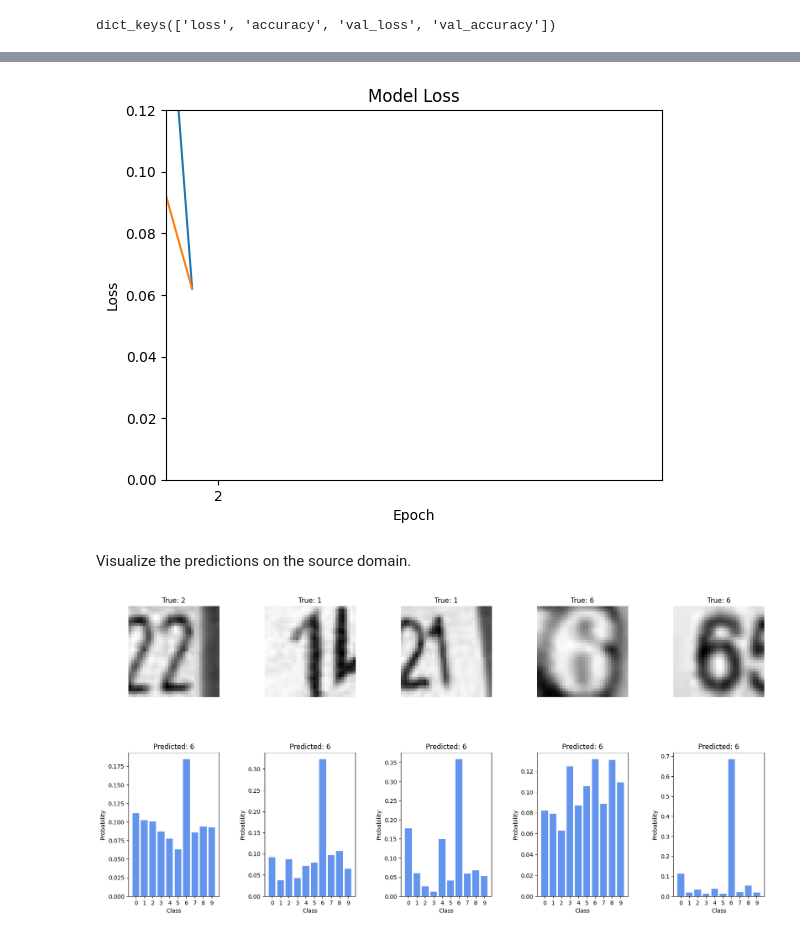
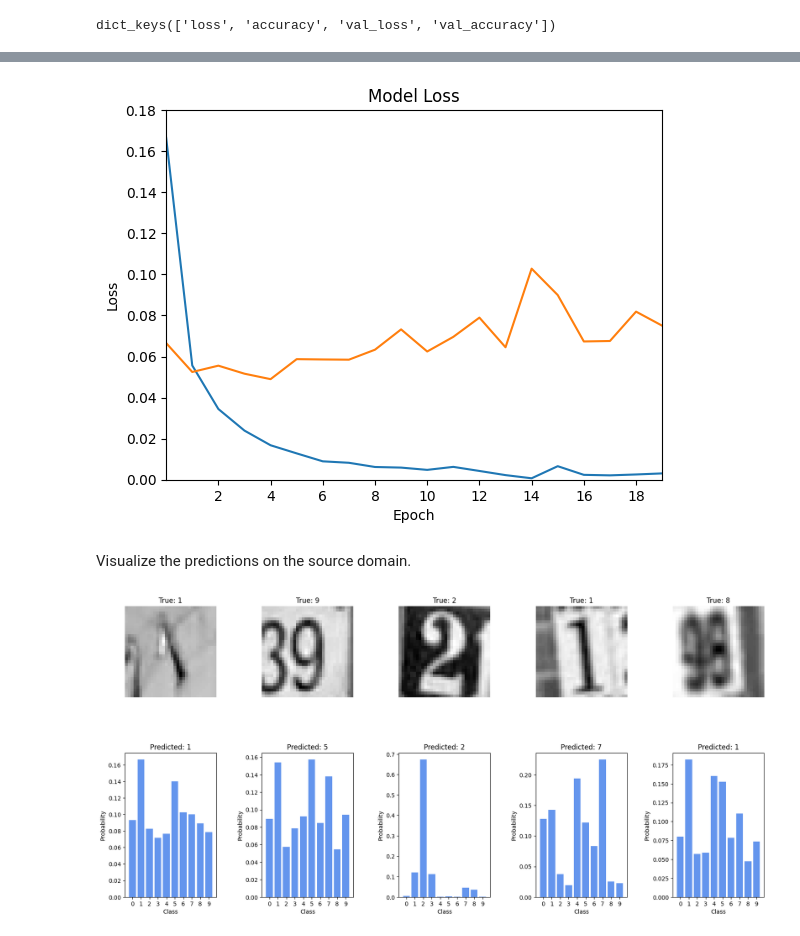
Before and after one commit to evanss2025/Exploring-Slime-Mold-Inspired-Strategies-for-Improved-Domain-Adaptation, a Jupyter notebook: Exploring_Slime_Mold_Inspired_Strategies_for_Improved_Domain_Adaptation_in_Visual_Recognition_with_Domain_Shift_Code.ipynb, the cells around one changed output, grey strips where cells are left out. Saved outputs shown, nothing was run; the diff lists cells and outputs as text; code cells hidden in the pictures.

```diff
--- a/Exploring_Slime_Mold_Inspired_Strategies_for_Improved_Domain_Adaptation_in_Visual_Recognition_with_Domain_Shift_Code.ipynb
+++ b/Exploring_Slime_Mold_Inspired_Strategies_for_Improved_Domain_Adaptation_in_Visual_Recognition_with_Domain_Shift_Code.ipynb
@@ -119,5 +129,5 @@ model.compile(optimizer='adam', loss='categorical_crossentropy', metrics=['accur
 # %% [markdown]
 Train on the source domain (MNIST)
 # %%
-history = model.fit(source_train_data, y_mnist_train, epochs=2, validation_data=(source_test_data, y_mnist_test), batch_size=32)
+history = model.fit(source_train_data, y_mnist_train, epochs=20, validation_data=(source_test_data, y_mnist_test), batch_size=32)
 # %% [output]
@@ -166,38 +191,38 @@ plt.xlabel('Epoch')
 plt.xticks(epochs[1::2])
 plt.xlim(1, len(epochs))
 plt.xlim(0, 19)
-plt.ylim(0, 0.12)
+plt.ylim(0, 0.18)
 plt.show()
 # %% [output]
-[figure, old version]
+[figure, new version]
 # %% [markdown]
 Visualize the predictions on the source domain.
 # %%
 %matplotlib inline
 
 
 # Function to display a grid of images with predictions
 def display_predictions(images, true_labels, predicted_labels, num_images=5):
     fig, axes = plt.subplots(2, num_images, figsize=(20, 10))
     plt.subplots_adjust(wspace=0.5)
 
     for i in range(num_images):
         axes[0, i].imshow(images[i].reshape(32, 32), cmap='gray')
         axes[0, i].set_title(f'True: {np.argmax(true_labels[i])}')
         axes[0, i].axis('off')
 
         bar_width = 0.8
         axes[1, i].bar(range(10), predicted_labels[i], color='cornflowerblue', width=bar_width)
         axes[1, i].set_title(f'Predicted: {np.argmax(predicted_labels[i])}')
         axes[1, i].set_xticks(range(10))
         axes[1, i].set_xticklabels(range(10))
         axes[1, i].set_xlabel('Class')
         axes[1, i].set_ylabel('Probability')
 
     plt.show()
 
 # Display predictions for the first 5 images in the target domain
 num_images_to_display = 5
-display_predictions(target_test_data[1060:1065], target_test_labels[1060:1065], target_predictions[1060:1065])
+display_predictions(target_test_data[0:5], target_test_labels[0:5], target_predictions[0:5])
 # %% [output]
-[figure, old version]
+[figure, new version]
```
Also changed, not shown: parts of 7 cells of this notebook.
